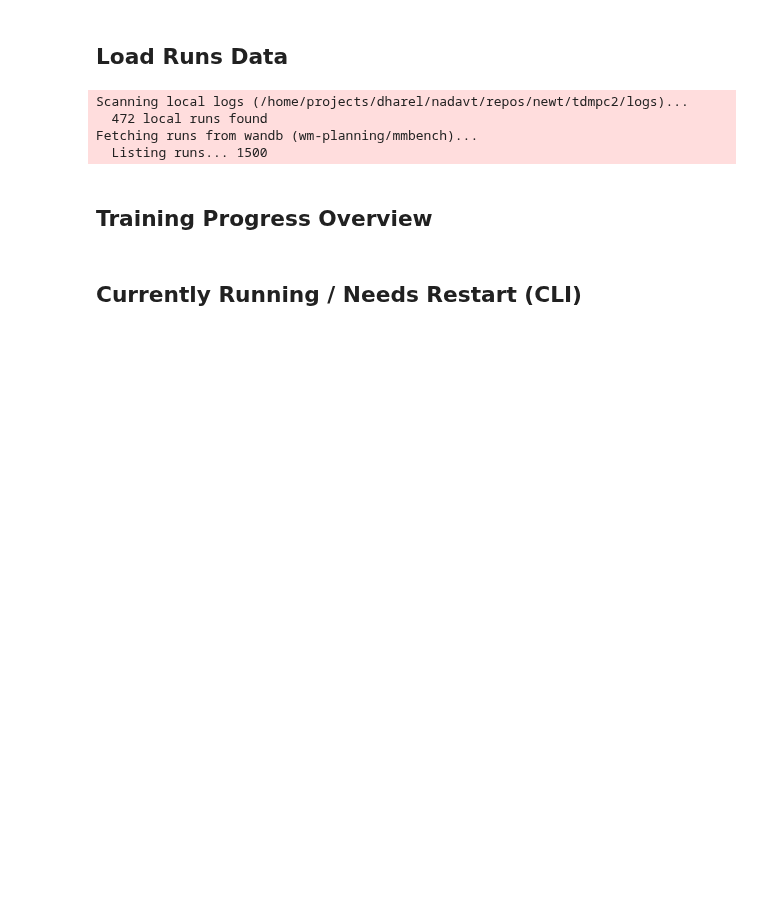
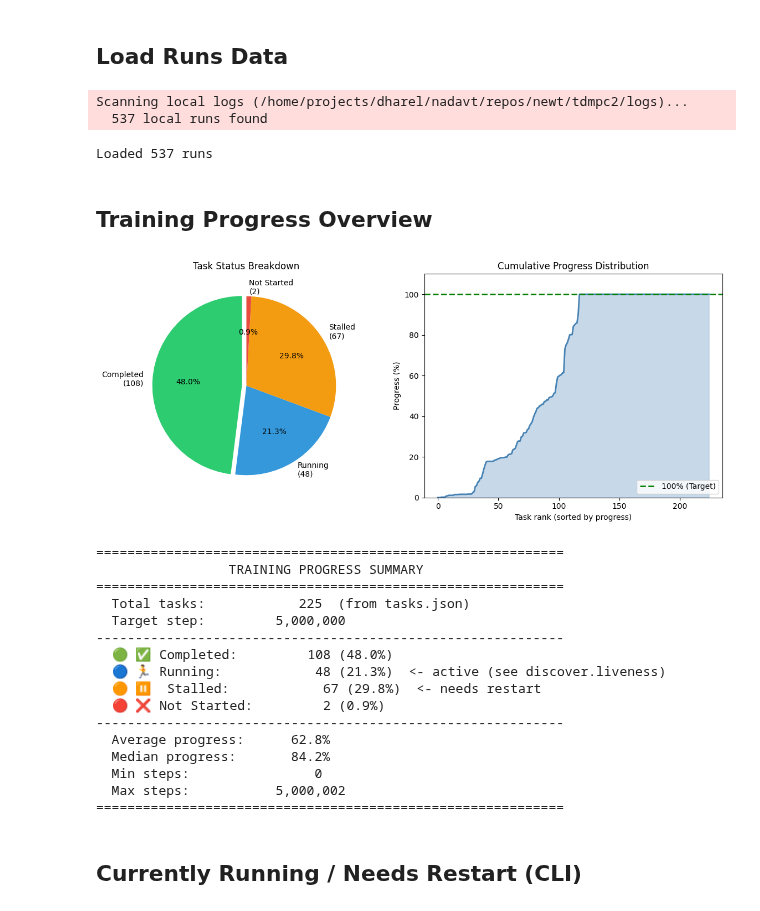
Before and after one commit to keyboardAnt/newt, a Jupyter notebook: tdmpc2/discover/browse_runs.ipynb, the cells around one changed output. Saved outputs shown, nothing was run; the diff lists cells and outputs as text; code cells hidden in the pictures; blank space fills up the shorter version.

```diff
--- a/tdmpc2/discover/browse_runs.ipynb
+++ b/tdmpc2/discover/browse_runs.ipynb
@@ -52,19 +52,41 @@ TARGET_STEP: 5,000,000
 # %%
 # load_df() loads merged runs from local logs + wandb (uses cache by default)
 # Set refresh=True to force re-fetch from sources
-df_all = load_df(refresh=True)
+df_all = load_df(refresh=True, wandb_project="")
 print(f"Loaded {len(df_all)} runs")
 # %% [output]
 Scanning local logs (/home/projects/dharel/nadavt/repos/newt/tdmpc2/logs)...
-  472 local runs found
-Fetching runs from wandb (wm-planning/mmbench)...
-  Listing runs... 1500
+  537 local runs found
+Loaded 537 runs
 # %% [markdown]
 ## Training Progress Overview
 # %%
+# If `DISCOVER_HEARTBEAT_REQUIRE_LSF=1`, a heartbeat only counts as alive if `bjobs <job_id>` shows any active status (RUN/PEND/SUSP).
+# This is more strict, but more reliable.
+import os
+os.environ["DISCOVER_HEARTBEAT_REQUIRE_LSF"] = "1"
+
 # training_overview: pie chart + summary stats
 # Categories are computed via the central liveness + aggregation logic in `discover.liveness`.
 training_overview(df_all, target_step=TARGET_STEP)
+# %% [output]
+[figure, added]
+============================================================
+                 TRAINING PROGRESS SUMMARY
+============================================================
+  Total tasks:            225  (from tasks.json)
+  Target step:         5,000,000
+------------------------------------------------------------
+  🟢 ✅ Completed:         108 (48.0%)
+  🔵 🏃 Running:            48 (21.3%)  <- active (see discover.liveness)
+  🟠 ⏸️  Stalled:            67 (29.8%)  <- needs restart
+  🔴 ❌ Not Started:         2 (0.9%)
+------------------------------------------------------------
+  Average progress:      62.8%
+  Median progress:       84.2%
+  Min steps:                0
+  Max steps:           5,000,002
+============================================================
 # %% [markdown]
 ## Currently Running / Needs Restart (CLI)
 # %%
```
Also changed, not shown: parts of 5 cells of this notebook, 7 other files.
